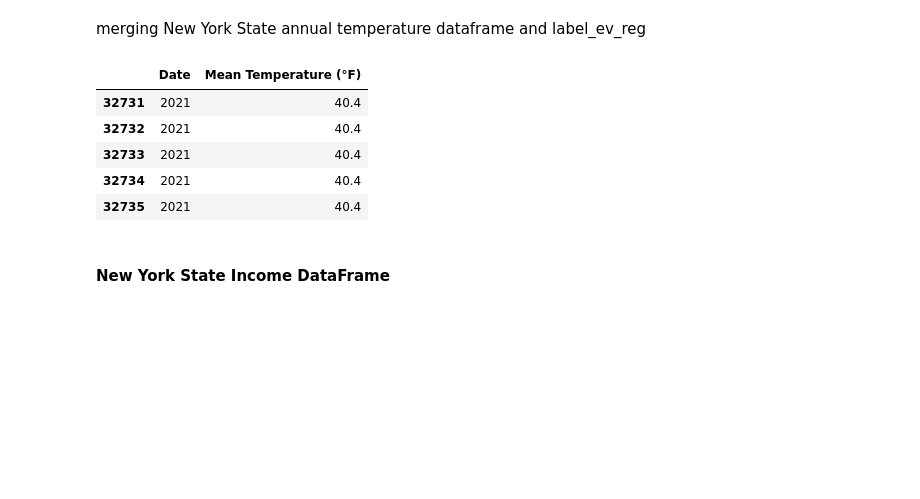
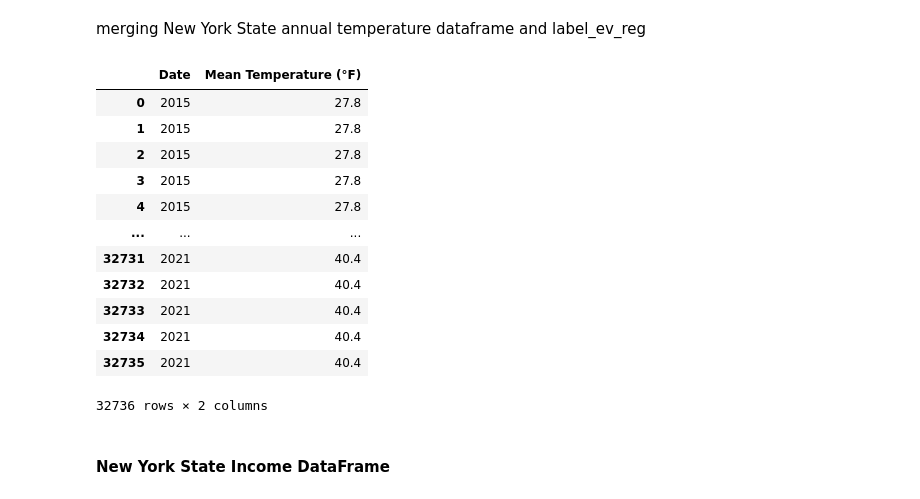
Before and after one commit to Hosseindbr/Ev-projected-sale, a Jupyter notebook: machin_learning.ipynb, the cells around one changed output. Saved outputs shown, nothing was run; the diff lists cells and outputs as text; code cells hidden in the pictures; blank space fills up the shorter version.

```diff
--- a/machin_learning.ipynb
+++ b/machin_learning.ipynb
@@ -165,14 +173,21 @@ NY_state_annual_temperature["Date"] = NY_state_annual_temperature["Date"].astype
 merging New York State annual temperature dataframe and label_ev_reg
 # %%
 NY_state_annual_temperature = NY_state_annual_temperature.merge(right=label_ev_reg, how='outer', left_on='Date', right_on='Year')[['Date', 'Mean Temperature (°F)']]
-NY_state_annual_temperature.tail()
+NY_state_annual_temperature
 # %% [output]
 |  | Date | Mean Temperature (°F) |
+| 0 | 2015 | 27.8 |
+| 1 | 2015 | 27.8 |
+| 2 | 2015 | 27.8 |
+| 3 | 2015 | 27.8 |
+| 4 | 2015 | 27.8 |
+| ... | ... | ... |
 | 32731 | 2021 | 40.4 |
 | 32732 | 2021 | 40.4 |
 | 32733 | 2021 | 40.4 |
 | 32734 | 2021 | 40.4 |
 | 32735 | 2021 | 40.4 |
+32736 rows × 2 columns
 # %% [markdown]
 #### New York State Income DataFrame
 # %% [markdown]
```
Also changed, not shown: parts of 35 cells of this notebook.
